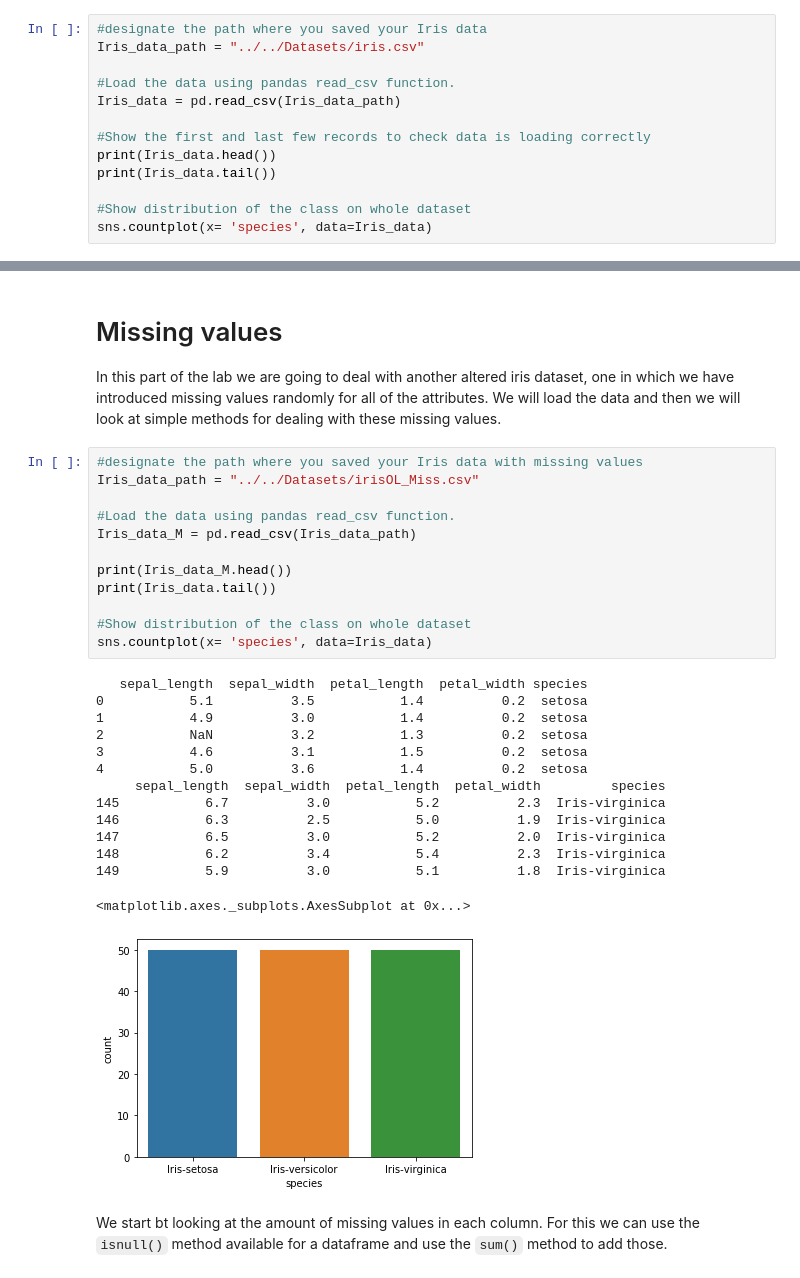
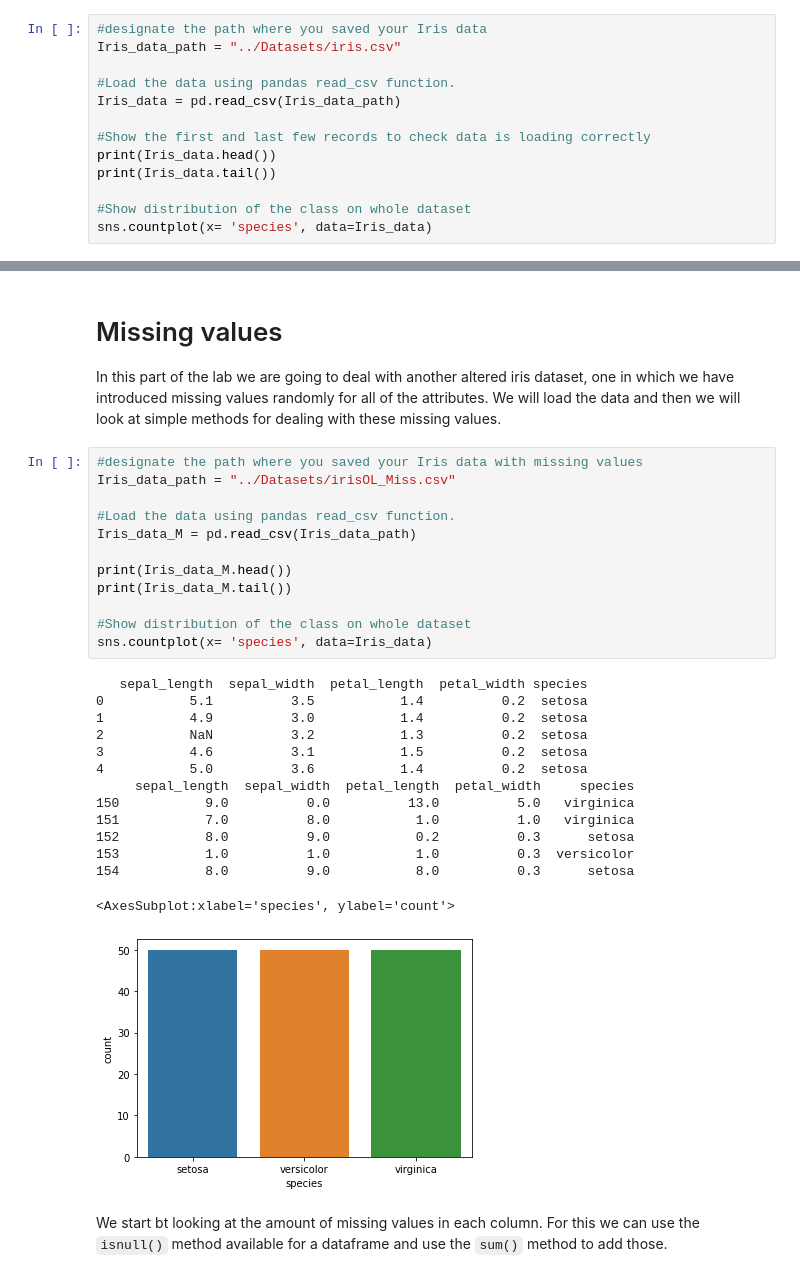
Before and after one commit to ABostrom/DataMiningExamples, a Jupyter notebook: Labsheets/Lab3/Lab3_CleaningExamples.ipynb, the cells around one changed output, grey strips where cells are left out. Drawn from its saved outputs; the diff is of its cells as text.

```diff
--- a/Labsheets/Lab3/Lab3_CleaningExamples.ipynb
+++ b/Labsheets/Lab3/Lab3_CleaningExamples.ipynb
@@ -27,7 +27,7 @@ Setup complete.
 Now we read the Iris data which we can use to exemplify various operations.  We first load the data, and we use a `sns.countplot` to understand the distribution of the target variable _species_.  Note that in the original dataset the classes are balanced with 50 examples each.  You may need to alter the path below to the path where you have stored the Iris dataset.
 # %%
 #designate the path where you saved your Iris data
-Iris_data_path = "../../Datasets/iris.csv"
+Iris_data_path = "../Datasets/iris.csv"
 
 #Load the data using pandas read_csv function.
 Iris_data = pd.read_csv(Iris_data_path)
@@ -666,31 +666,31 @@ sns.despine()
 In this part of the lab we are going to deal with another altered iris dataset, one in which we have introduced missing values randomly for all of the attributes.  We will load the data and then we will look at simple methods for dealing with these missing values.
 # %%
 #designate the path where you saved your Iris data with missing values
-Iris_data_path = "../../Datasets/irisOL_Miss.csv"
+Iris_data_path = "../Datasets/irisOL_Miss.csv"
 
 #Load the data using pandas read_csv function.
 Iris_data_M = pd.read_csv(Iris_data_path)
 
 print(Iris_data_M.head())
-print(Iris_data.tail())
+print(Iris_data_M.tail())
 
 #Show distribution of the class on whole dataset
 sns.countplot(x= 'species', data=Iris_data)
 # %% [output]
    sepal_length  sepal_width  petal_length  petal_width species
 0           5.1          3.5           1.4          0.2  setosa
 1           4.9          3.0           1.4          0.2  setosa
 2           NaN          3.2           1.3          0.2  setosa
 3           4.6          3.1           1.5          0.2  setosa
 4           5.0          3.6           1.4          0.2  setosa
-     sepal_length  sepal_width  petal_length  petal_width         species
-145           6.7          3.0           5.2          2.3  Iris-virginica
-146           6.3          2.5           5.0          1.9  Iris-virginica
-147           6.5          3.0           5.2          2.0  Iris-virginica
-148           6.2          3.4           5.4          2.3  Iris-virginica
-149           5.9          3.0           5.1          1.8  Iris-virginica
+     sepal_length  sepal_width  petal_length  petal_width     species
+150           9.0          0.0          13.0          5.0   virginica
+151           7.0          8.0           1.0          1.0   virginica
+152           8.0          9.0           0.2          0.3      setosa
+153           1.0          1.0           1.0          0.3  versicolor
+154           8.0          9.0           8.0          0.3      setosa
-<matplotlib.axes._subplots.AxesSubplot at 0x...>
+<AxesSubplot:xlabel='species', ylabel='count'>
-[figure, old version]
+[figure, new version]
 # %% [markdown]
 We start bt looking at the amount of missing values in each column.  For this we can use the `isnull()` method available for a dataframe and use the `sum()` method to add those.
 # %%
```
Also changed, not shown: parts of 26 cells of this notebook.
